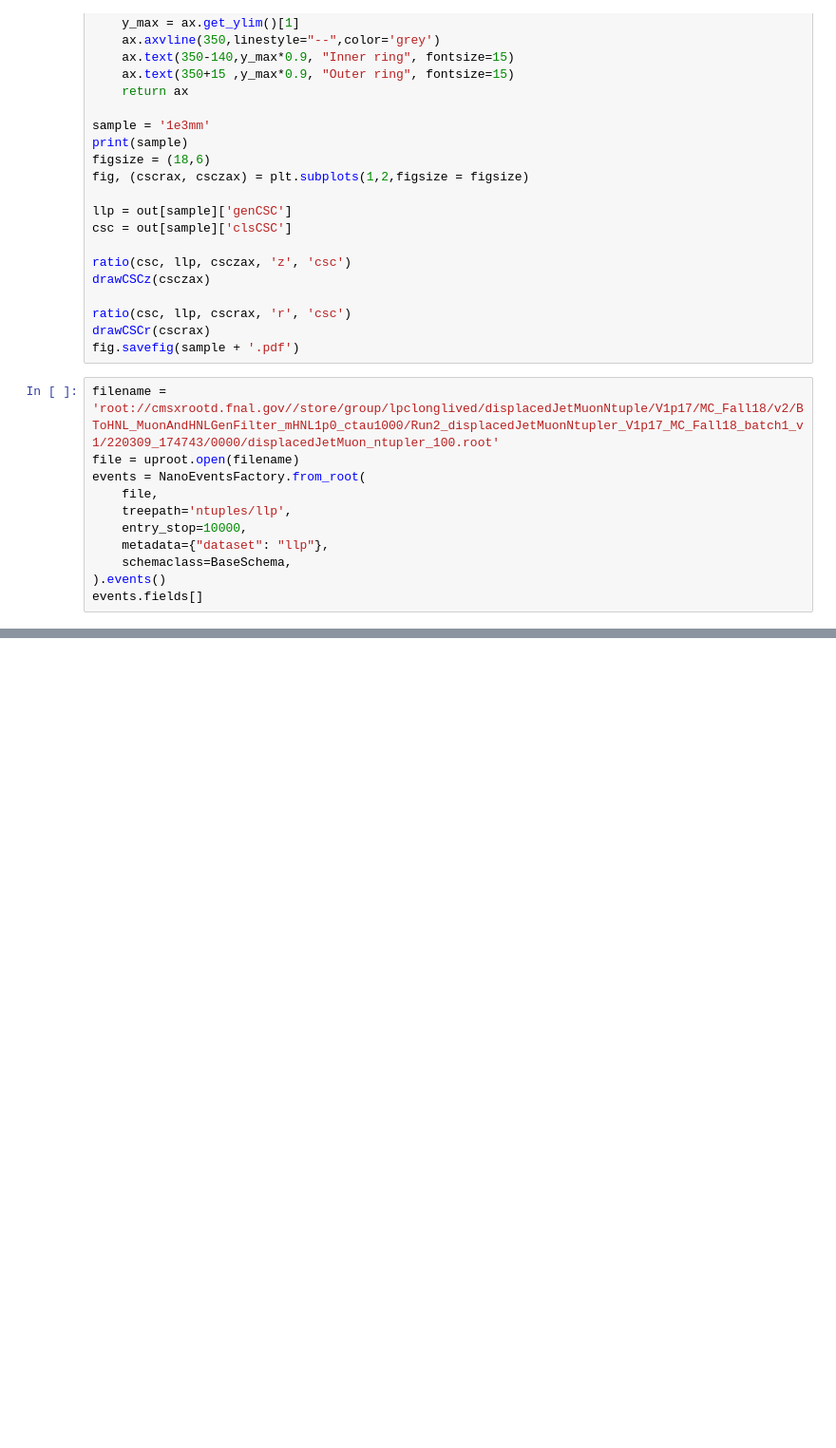
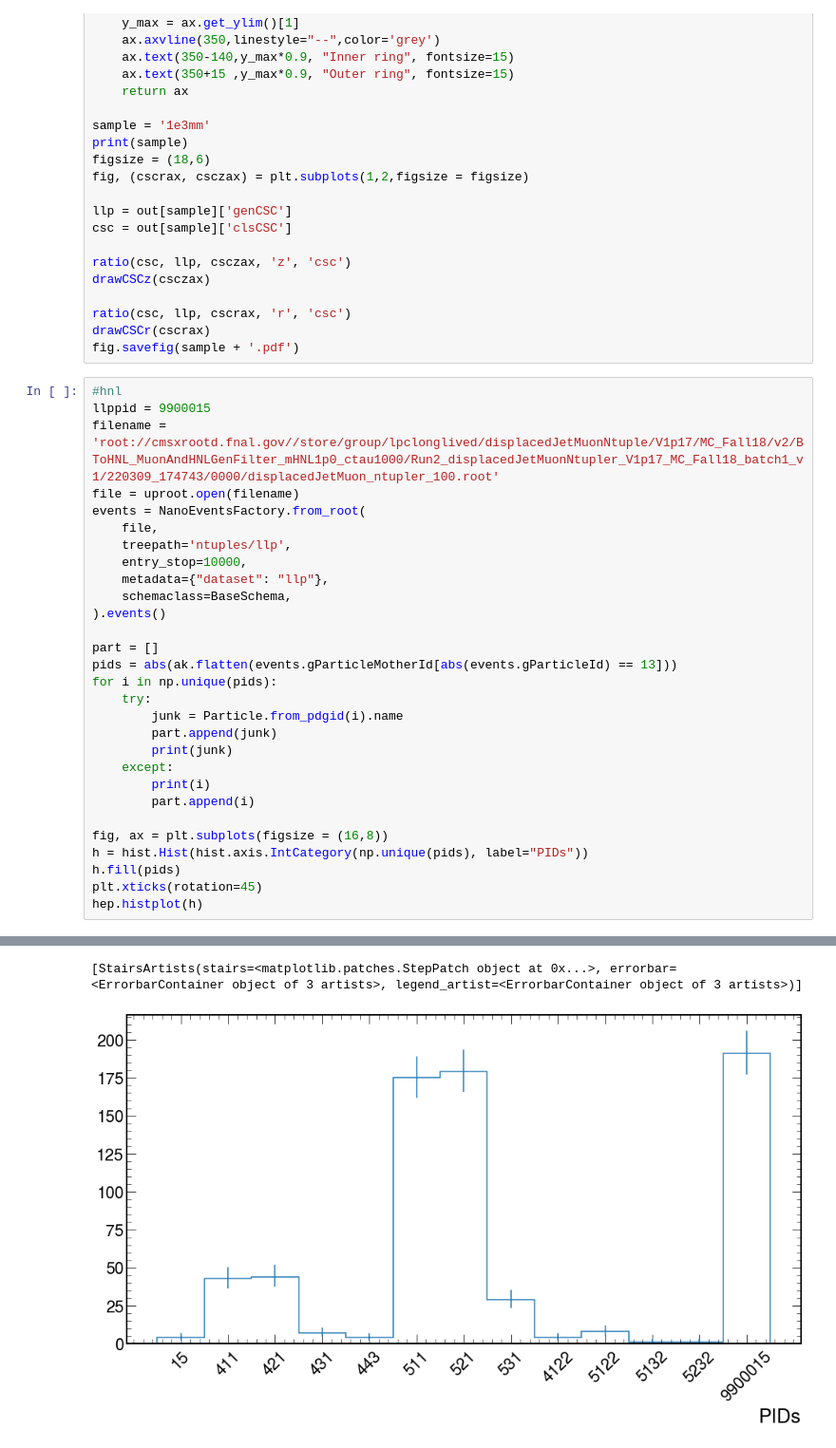
Before and after one commit to AnthonyAportela/LLPs, a Jupyter notebook: notebooks/Bplus/ntuple_processor.ipynb, the cells around one changed output, grey strips where cells are left out. Shown: that part at 95% size. Saved outputs shown, nothing was run; the diff lists cells and outputs as text; blank space fills up the shorter version.

```diff
--- a/notebooks/Bplus/ntuple_processor.ipynb
+++ b/notebooks/Bplus/ntuple_processor.ipynb
@@ -389,6 +420,8 @@ ratio(csc, llp, cscrax, 'r', 'csc')
 drawCSCr(cscrax)
 fig.savefig(sample + '.pdf')
 # %%
+#hnl
+llppid = 9900015
 filename = 'root://cmsxrootd.fnal.gov//store/group/lpclonglived/displacedJetMuonNtuple/V1p17/MC_Fall18/v2/BToHNL_MuonAndHNLGenFilter_mHNL1p0_ctau1000/Run2_displacedJetMuonNtupler_V1p17_MC_Fall18_batch1_v1/220309_174743/0000/displacedJetMuon_ntupler_100.root'
 file = uproot.open(filename)
 events = NanoEventsFactory.from_root(
@@ -398,5 +431,21 @@ events = NanoEventsFactory.from_root(
     metadata={"dataset": "llp"},
     schemaclass=BaseSchema,
 ).events()
-events.fields[]
+
+part = []
+pids = abs(ak.flatten(events.gParticleMotherId[abs(events.gParticleId) == 13]))
+for i in np.unique(pids):
+    try:
+        junk = Particle.from_pdgid(i).name
+        part.append(junk)
+        print(junk)
+    except:
+        print(i)
+        part.append(i)
+
+fig, ax = plt.subplots(figsize = (16,8))
+h = hist.Hist(hist.axis.IntCategory(np.unique(pids), label="PIDs"))
+h.fill(pids)
+plt.xticks(rotation=45)
+hep.histplot(h)
 # %% [output]
@@ -419,0 +465,2 @@ events.fields[]
+[StairsArtists(stairs=<matplotlib.patches.StepPatch object at 0x...>, errorbar=<ErrorbarContainer object of 3 artists>, legend_artist=<ErrorbarContainer object of 3 artists>)]
+[figure, added]
```
Also changed, not shown: parts of 16 cells of this notebook.
